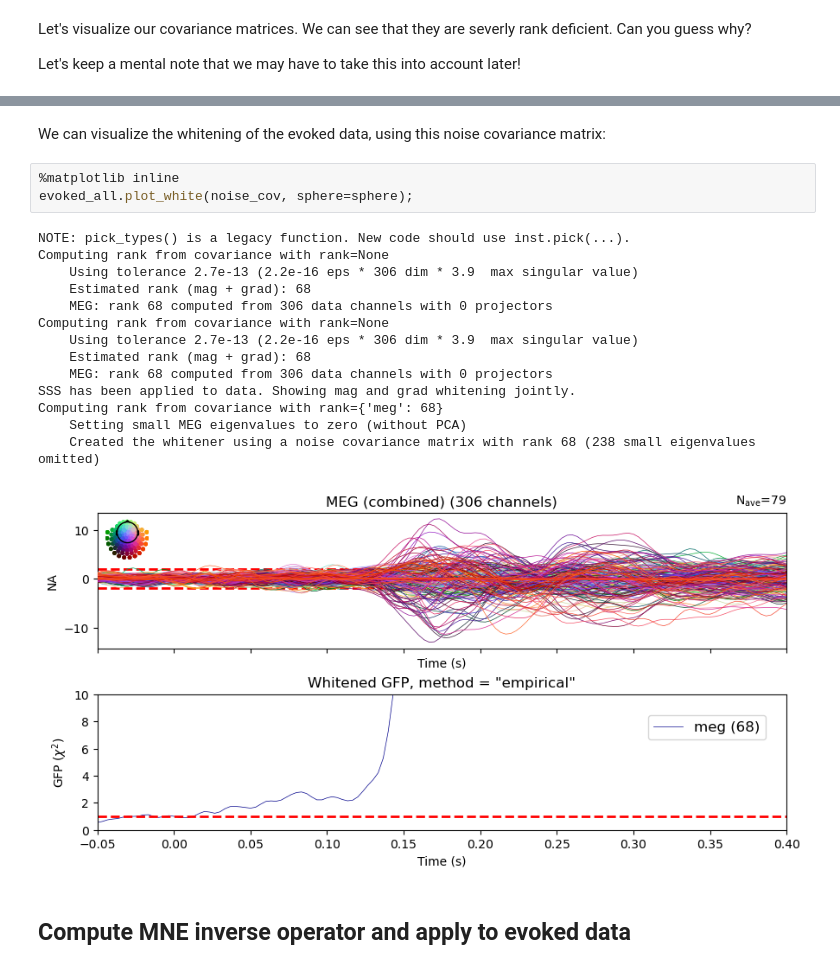
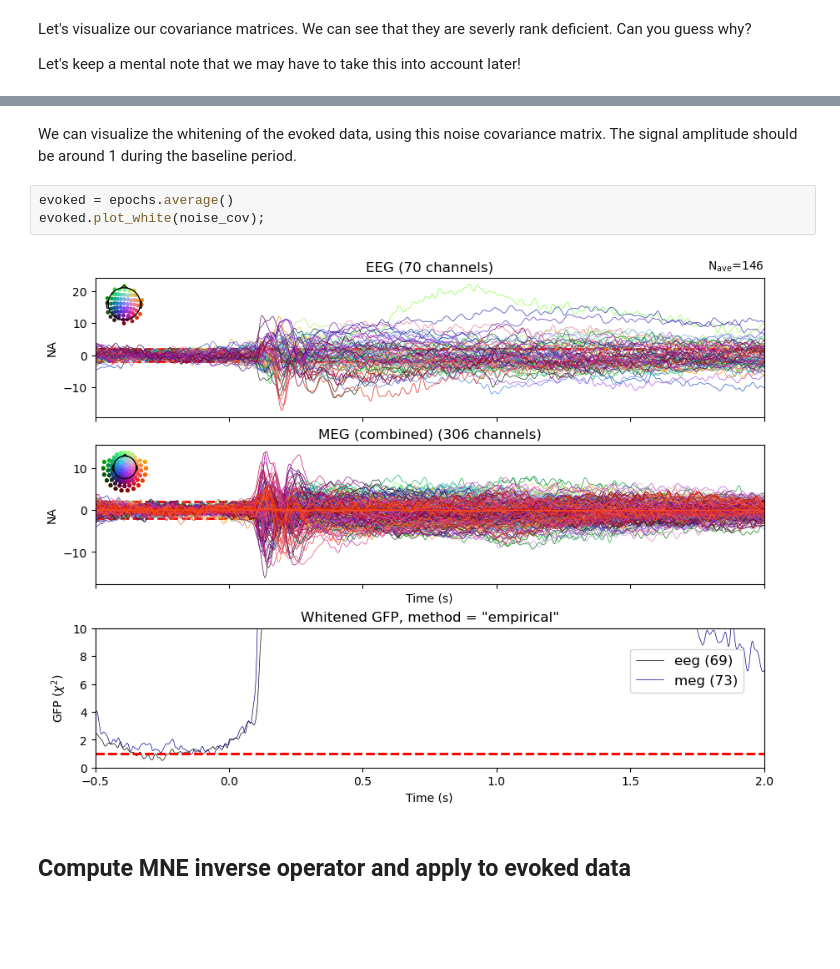
Before and after one commit to wmvanvliet/mne-course, a Jupyter notebook: 5-source-level.ipynb, the cells around one changed output, grey strips where cells are left out. Saved outputs shown, nothing was run; the diff lists cells and outputs as text; blank space fills up the shorter version.

```diff
--- a/5-source-level.ipynb
+++ b/5-source-level.ipynb
@@ -133,23 +85,10 @@ Computing rank from covariance with rank=None
 # %% [markdown]
-We can visualize the whitening of the evoked data, using this noise covariance matrix:
+We can visualize the whitening of the evoked data, using this noise covariance matrix. The signal amplitude should be around 1 during the baseline period.
-# %%
-%matplotlib inline
-evoked_all.plot_white(noise_cov, sphere=sphere);
-# %% [output]
-NOTE: pick_types() is a legacy function. New code should use inst.pick(...).
-Computing rank from covariance with rank=None
-    Using tolerance 2.7e-13 (2.2e-16 eps * 306 dim * 3.9  max singular value)
-    Estimated rank (mag + grad): 68
-    MEG: rank 68 computed from 306 data channels with 0 projectors
-Computing rank from covariance with rank=None
-    Using tolerance 2.7e-13 (2.2e-16 eps * 306 dim * 3.9  max singular value)
-    Estimated rank (mag + grad): 68
-    MEG: rank 68 computed from 306 data channels with 0 projectors
-SSS has been applied to data. Showing mag and grad whitening jointly.
-Computing rank from covariance with rank={'meg': 68}
-    Setting small MEG eigenvalues to zero (without PCA)
-    Created the whitener using a noise covariance matrix with rank 68 (238 small eigenvalues omitted)
-[figure, removed]
+# %%
+evoked = epochs.average()
+evoked.plot_white(noise_cov);
+# %% [output]
+[figure, added]
 # %% [markdown]
 ## Compute MNE inverse operator and apply to evoked data
 # %% [markdown]
```
Also changed, not shown: parts of 71 cells of this notebook, 3 other files.
